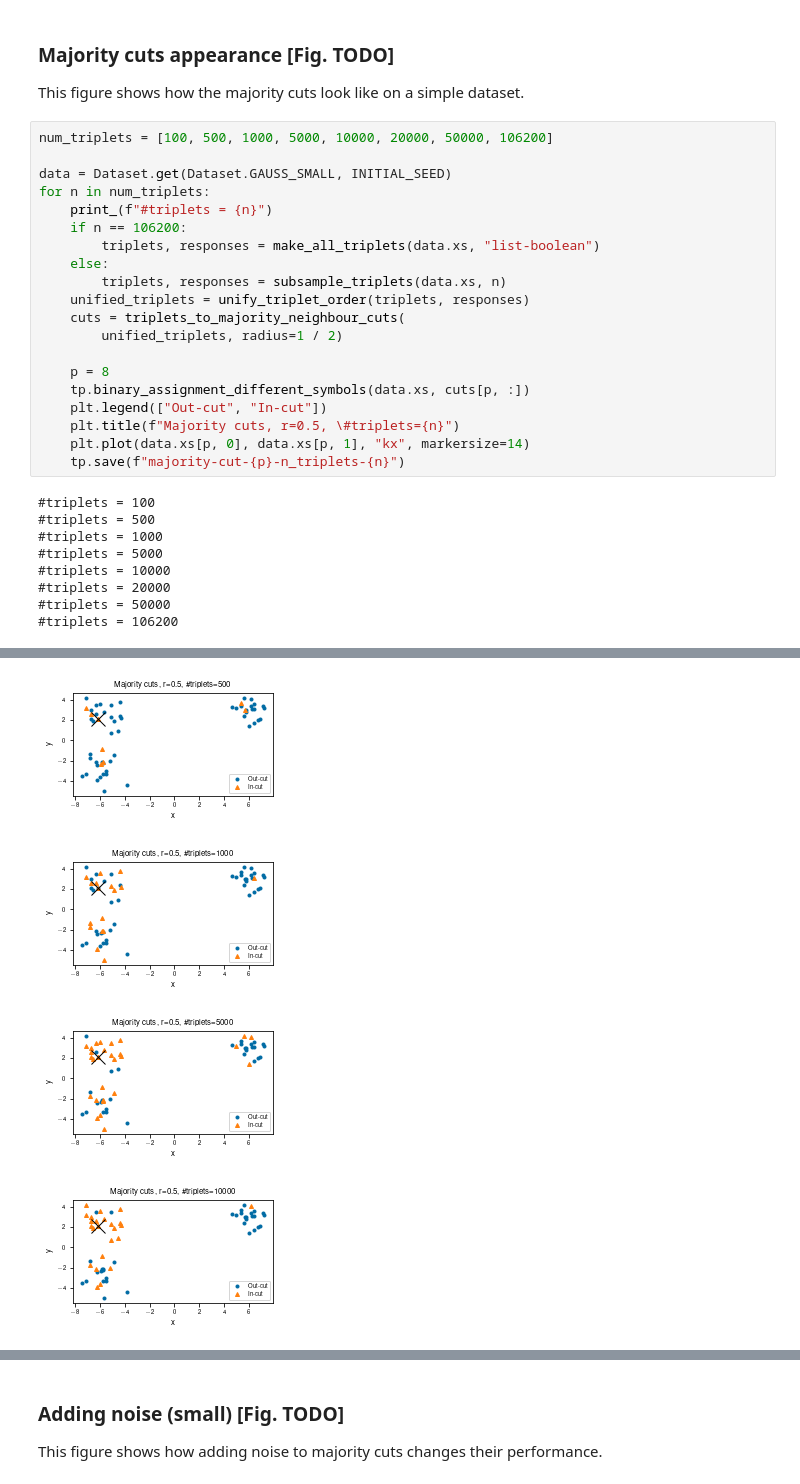
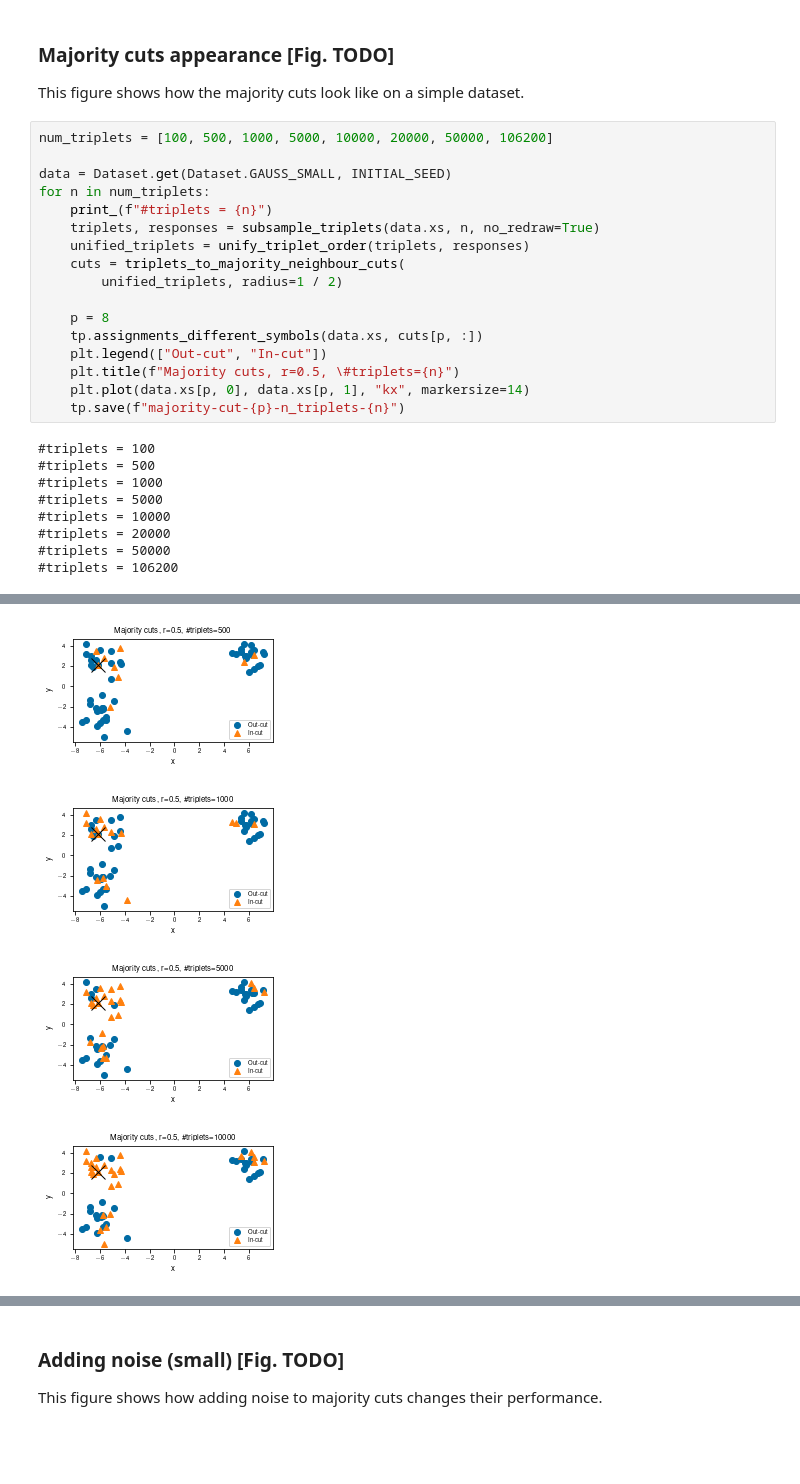
Before and after one commit to Conzel/clustering-triplets-with-tangles, a Jupyter notebook: thesis_simulations.ipynb, the cells around one changed output, grey strips where cells are left out. Drawn from its saved outputs; the diff is of its cells as text; blank space fills up the shorter version.

```diff
--- a/thesis_simulations.ipynb
+++ b/thesis_simulations.ipynb
@@ -49,16 +53,13 @@ num_triplets = [100, 500, 1000, 5000, 10000, 20000, 50000, 106200]
 data = Dataset.get(Dataset.GAUSS_SMALL, INITIAL_SEED)
 for n in num_triplets:
     print_(f"#triplets = {n}")
-    if n == 106200:
-        triplets, responses = make_all_triplets(data.xs, "list-boolean")
-    else:
-        triplets, responses = subsample_triplets(data.xs, n)
+    triplets, responses = subsample_triplets(data.xs, n, no_redraw=True)
     unified_triplets = unify_triplet_order(triplets, responses)
     cuts = triplets_to_majority_neighbour_cuts(
         unified_triplets, radius=1 / 2)
 
     p = 8
-    tp.binary_assignment_different_symbols(data.xs, cuts[p, :])
+    tp.assignments_different_symbols(data.xs, cuts[p, :])
     plt.legend(["Out-cut", "In-cut"])
     plt.title(f"Majority cuts, r=0.5, \#triplets={n}")
     plt.plot(data.xs[p, 0], data.xs[p, 1], "kx", markersize=14)
@@ -76,4 +77,4 @@ for n in num_triplets:
-[figure, old version]
+[figure, new version]
-[figure, old version]
+[figure, new version]
-[figure, old version]
+[figure, new version]
-[figure, old version]
+[figure, new version]
```
Also changed, not shown: parts of 19 cells of this notebook.
